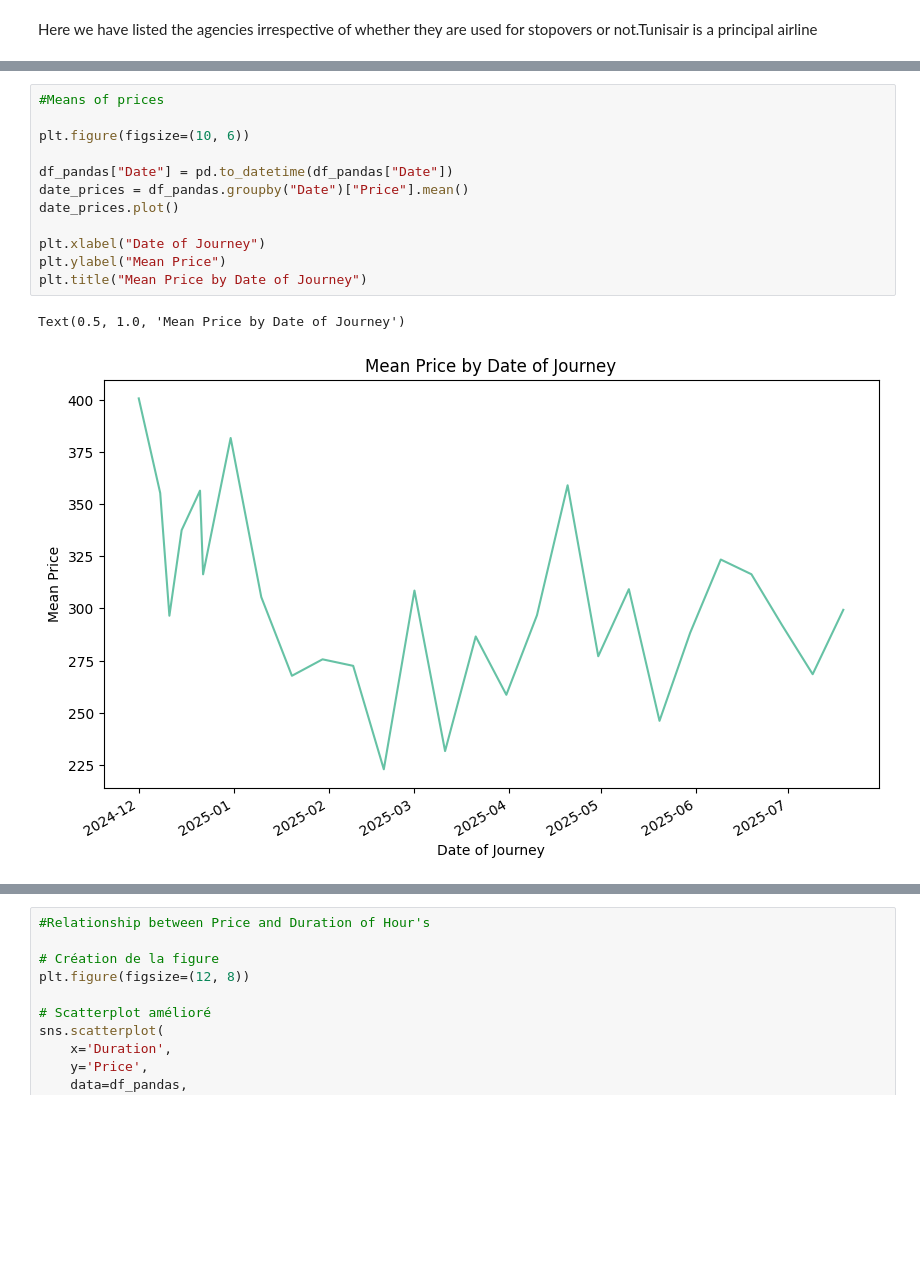
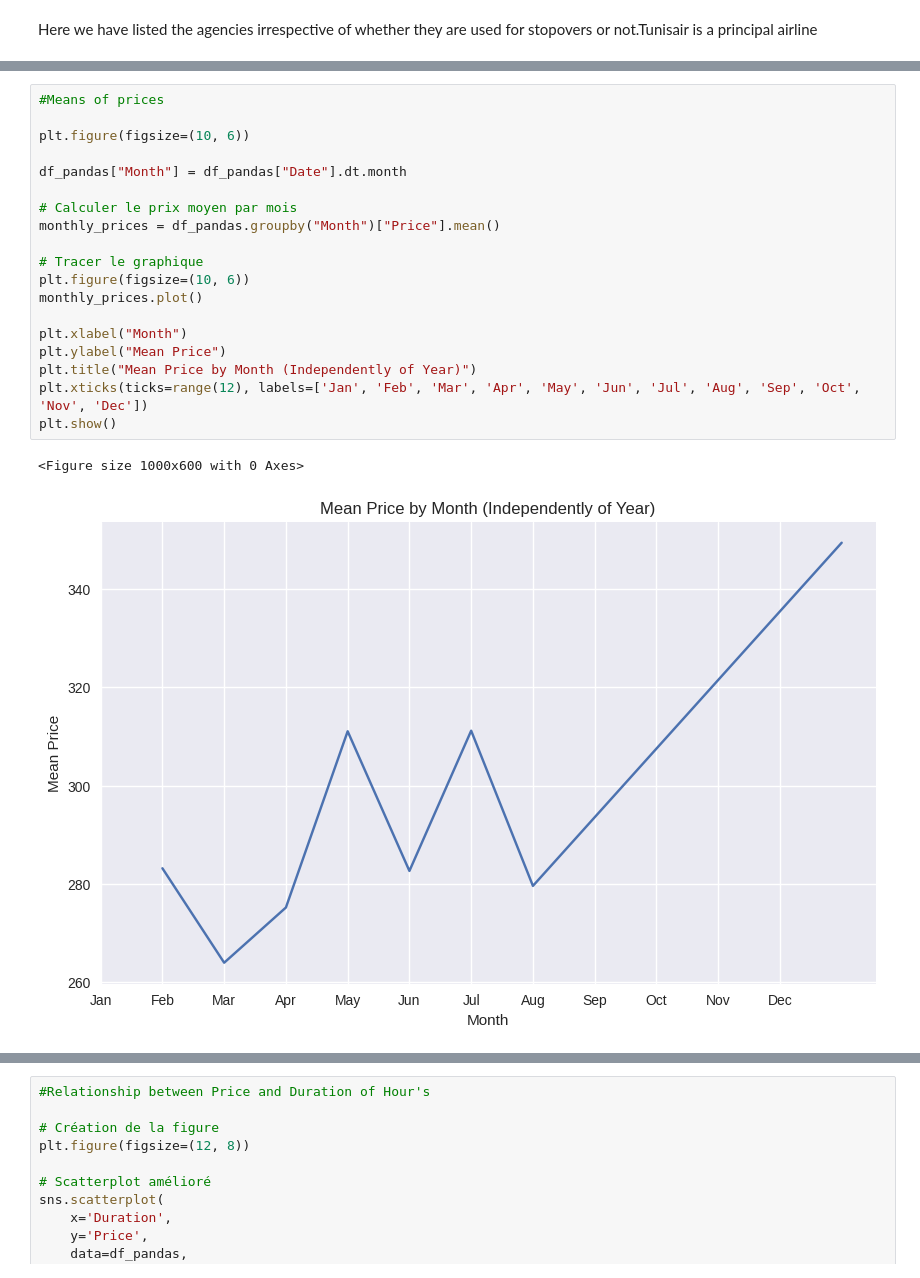
Before and after one commit to Ditharles/Air-ticket-price-prediction, a Jupyter notebook: src/notebooks/visualization.ipynb, the cells around one changed output, grey strips where cells are left out. Cells and saved outputs as stored; diff of their text form; blank space fills up the shorter version.

```diff
--- a/src/notebooks/visualization.ipynb
+++ b/src/notebooks/visualization.ipynb
@@ -255,15 +240,22 @@ plt.show()
 # %%
 #Means of prices
 
 plt.figure(figsize=(10, 6))
 
-df_pandas["Date"] = pd.to_datetime(df_pandas["Date"])
-date_prices = df_pandas.groupby("Date")["Price"].mean()
-date_prices.plot()
+df_pandas["Month"] = df_pandas["Date"].dt.month
 
-plt.xlabel("Date of Journey")
+# Calculer le prix moyen par mois
+monthly_prices = df_pandas.groupby("Month")["Price"].mean()
+
+# Tracer le graphique
+plt.figure(figsize=(10, 6))
+monthly_prices.plot()
+
+plt.xlabel("Month")
 plt.ylabel("Mean Price")
-plt.title("Mean Price by Date of Journey")
+plt.title("Mean Price by Month (Independently of Year)")
+plt.xticks(ticks=range(12), labels=['Jan', 'Feb', 'Mar', 'Apr', 'May', 'Jun', 'Jul', 'Aug', 'Sep', 'Oct', 'Nov', 'Dec'])
+plt.show()
 # %% [output]
-Text(0.5, 1.0, 'Mean Price by Date of Journey')
+<Figure size 1000x600 with 0 Axes>
-[figure, old version]
+[figure, new version]
```
Also changed, not shown: parts of 7 cells of this notebook.
